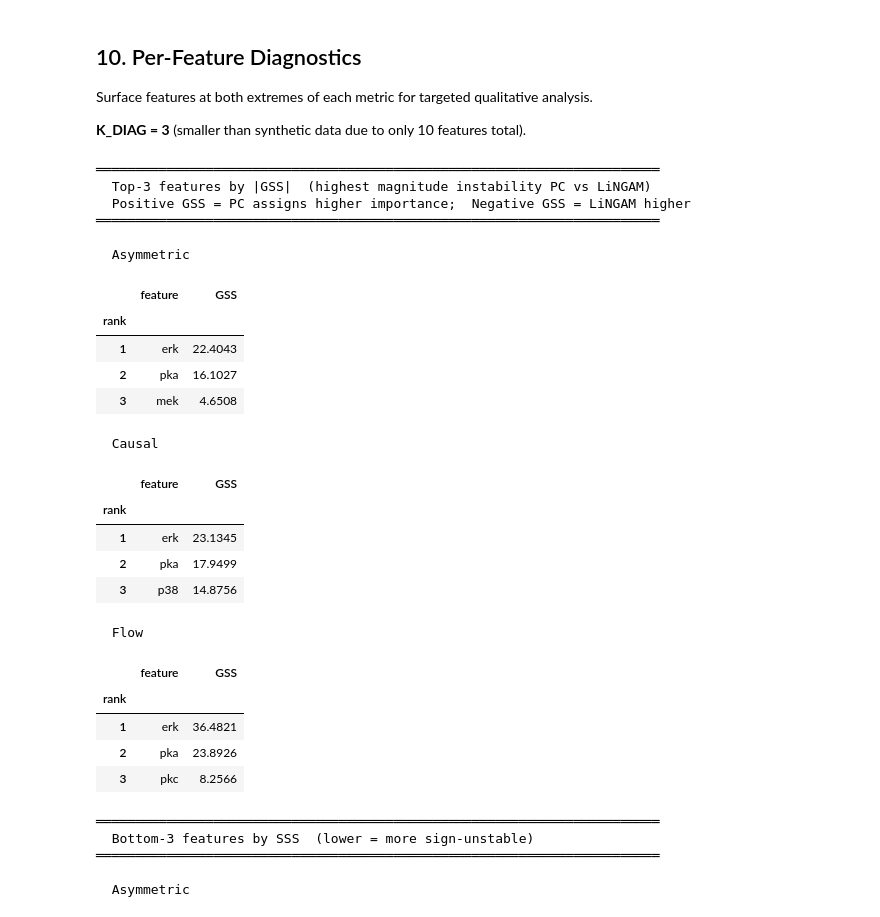
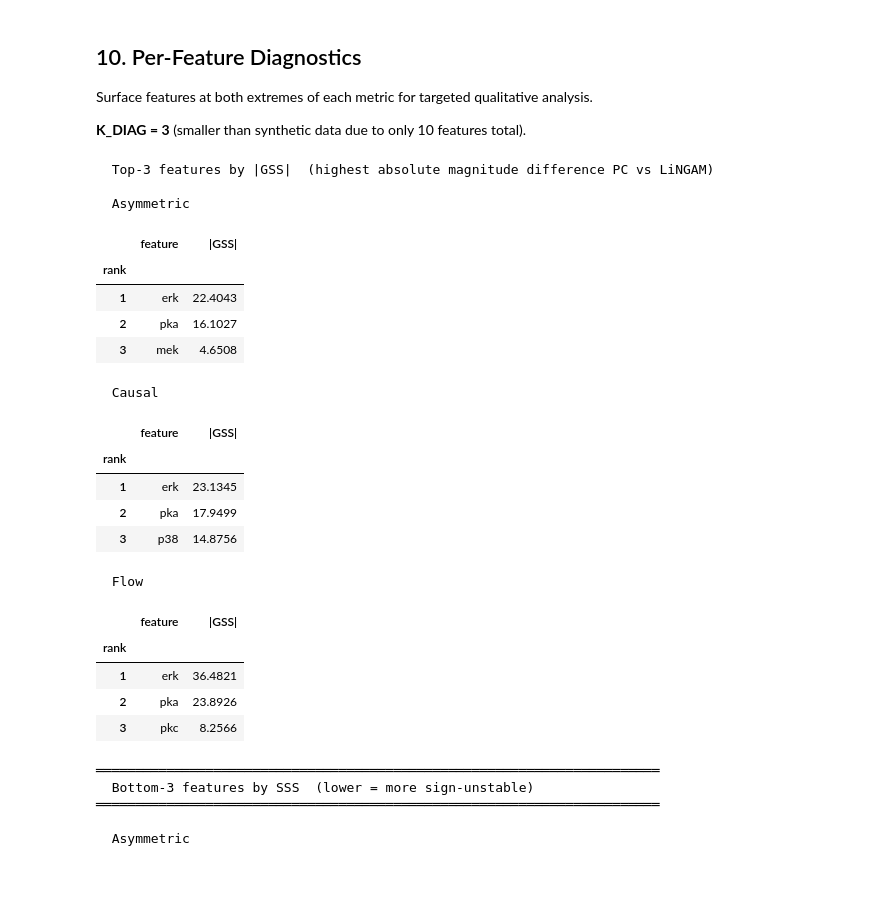
Before and after one commit to juanriosg12/master_thesis, a Jupyter notebook: notebooks/real_data_summary.ipynb, the cells around one changed output. Drawn from its saved outputs; the diff is of its cells as text; code cells hidden in the pictures; blank space fills up the shorter version.

```diff
--- a/notebooks/real_data_summary.ipynb
+++ b/notebooks/real_data_summary.ipynb
@@ -501,17 +519,19 @@ for meth in BASE_METHODS:
         x            = [meth],
         y            = [sub.iloc[0]["MeanGSS"]],
         marker_color = METHOD_COLORS[meth],
-        hovertemplate=f"<b>{meth}</b><br>MeanGSS=%{{y:.4f}}<extra></extra>",
+        hovertemplate=f"<b>{meth}</b><br>|GSS|=%{{y:.4f}}<extra></extra>",
     ))
 
 fig_gss.update_layout(
-    title=dict(text="Graph Sensitivity Score (Mean GSS) — Sachs Real Data<br>"
-               "<sup>Signed: positive = PC assigns higher importance, negative = LiNGAM higher</sup>",
-               font=dict(size=13)),
-    yaxis=dict(title="Mean GSS", zeroline=True, zerolinewidth=1.5, zerolinecolor="gray"),
-    height=380, width=600,
+    title=dict(
+        text="Graph Sensitivity Score (Mean |GSS|) — Sachs Real Data<br>"
+             "<sup>Mean absolute magnitude difference between PC and LiNGAM Shapley values. Lower = more stable.</sup>",
+        font=dict(size=13),
+    ),
+    yaxis=dict(title="Mean |GSS|", zeroline=False, rangemode="tozero"),
+    height=340, width=520,
     showlegend=False,
-    margin=dict(l=70, r=30, t=90, b=80),
+    margin=dict(l=60, r=20, t=75, b=50),
 )
 fig_gss.show()
 # %% [markdown]
@@ -535,17 +561,19 @@ for meth in BASE_METHODS:
         x            = [meth],
         y            = [sub.iloc[0]["MeanSSS"]],
         marker_color = METHOD_COLORS[meth],
-        hovertemplate=f"<b>{meth}</b><br>MeanSSS=%{{y:.3f}}<extra></extra>",
+        hovertemplate=f"<b>{meth}</b><br>SSS=%{{y:.3f}}<extra></extra>",
     ))
 
 fig_sss.update_layout(
-    title=dict(text="Sign Stability Score (Mean SSS) — Sachs Real Data<br>"
-               "<sup>Fraction of (instance, feature) pairs where SHAP sign agrees between PC and LiNGAM</sup>",
-               font=dict(size=13)),
-    yaxis=dict(title="Mean SSS (sign agreement)", range=[0, 1.05]),
-    height=380, width=600,
+    title=dict(
+        text="Sign Stability Score (Mean SSS) — Sachs Real Data<br>"
+             "<sup>Fraction of instances where SHAP sign agrees between PC and LiNGAM. Higher = more stable.</sup>",
+        font=dict(size=13),
+    ),
+    yaxis=dict(title="Mean SSS", range=[0, 1.05]),
+    height=340, width=520,
     showlegend=False,
-    margin=dict(l=70, r=30, t=90, b=80),
+    margin=dict(l=60, r=20, t=75, b=50),
 )
 fig_sss.show()
 # %%
@@ -1076,37 +1011,32 @@ Surface features at both extremes of each metric for targeted qualitative analys
 # %%
 K_DIAG = 3
 # %%
-# ── 10b: Top-K features by GSS ────────────────────────────────────────────────
+# ── 10b: Top-K features by |GSS| ────────────────────────────────────────────────────
 gss_feat = compute_gss(shap_data, BASE_METHODS)
 
-print(f"\n{'═' * 72}")
-print(f"  Top-{K_DIAG} features by |GSS|  (highest magnitude instability PC vs LiNGAM)")
-print(f"  Positive GSS = PC assigns higher importance;  Negative GSS = LiNGAM higher")
-print(f"{'═' * 72}")
+print(f"  Top-{K_DIAG} features by |GSS|  (highest absolute magnitude difference PC vs LiNGAM)")
+
 for meth, arr in gss_feat.items():
-    df_g = top_k_features(arr, feature_names, k=K_DIAG, ascending=False, score_col="GSS")
+    df_g = top_k_features(arr, feature_names, k=K_DIAG, ascending=False, score_col="|GSS|")
     print(f"\n  {meth}")
     display(df_g)
 # %% [output]
-════════════════════════════════════════════════════════════════════════
-  Top-3 features by |GSS|  (highest magnitude instability PC vs LiNGAM)
-  Positive GSS = PC assigns higher importance;  Negative GSS = LiNGAM higher
-════════════════════════════════════════════════════════════════════════
+  Top-3 features by |GSS|  (highest absolute magnitude difference PC vs LiNGAM)
 
   Asymmetric
-|  | feature | GSS |
+|  | feature | |GSS| |
 | rank |  |  |
 | 1 | erk | 22.4043 |
 | 2 | pka | 16.1027 |
 | 3 | mek | 4.6508 |
   Causal
-|  | feature | GSS |
+|  | feature | |GSS| |
 | rank |  |  |
 | 1 | erk | 23.1345 |
 | 2 | pka | 17.9499 |
 | 3 | p38 | 14.8756 |
   Flow
-|  | feature | GSS |
+|  | feature | |GSS| |
 | rank |  |  |
 | 1 | erk | 36.4821 |
 | 2 | pka | 23.8926 |
```
Also changed, not shown: parts of 15 cells of this notebook, 30 other files.
